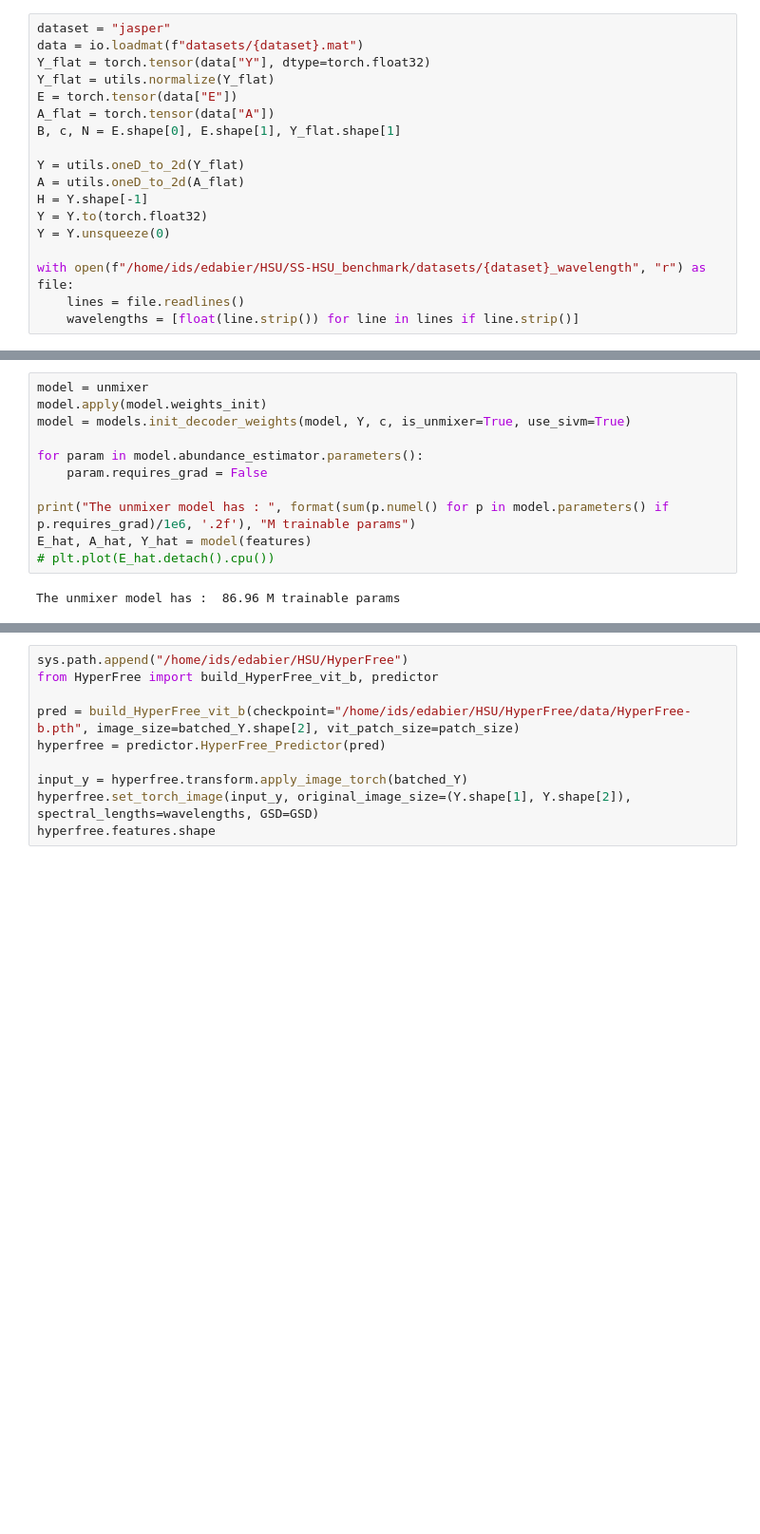
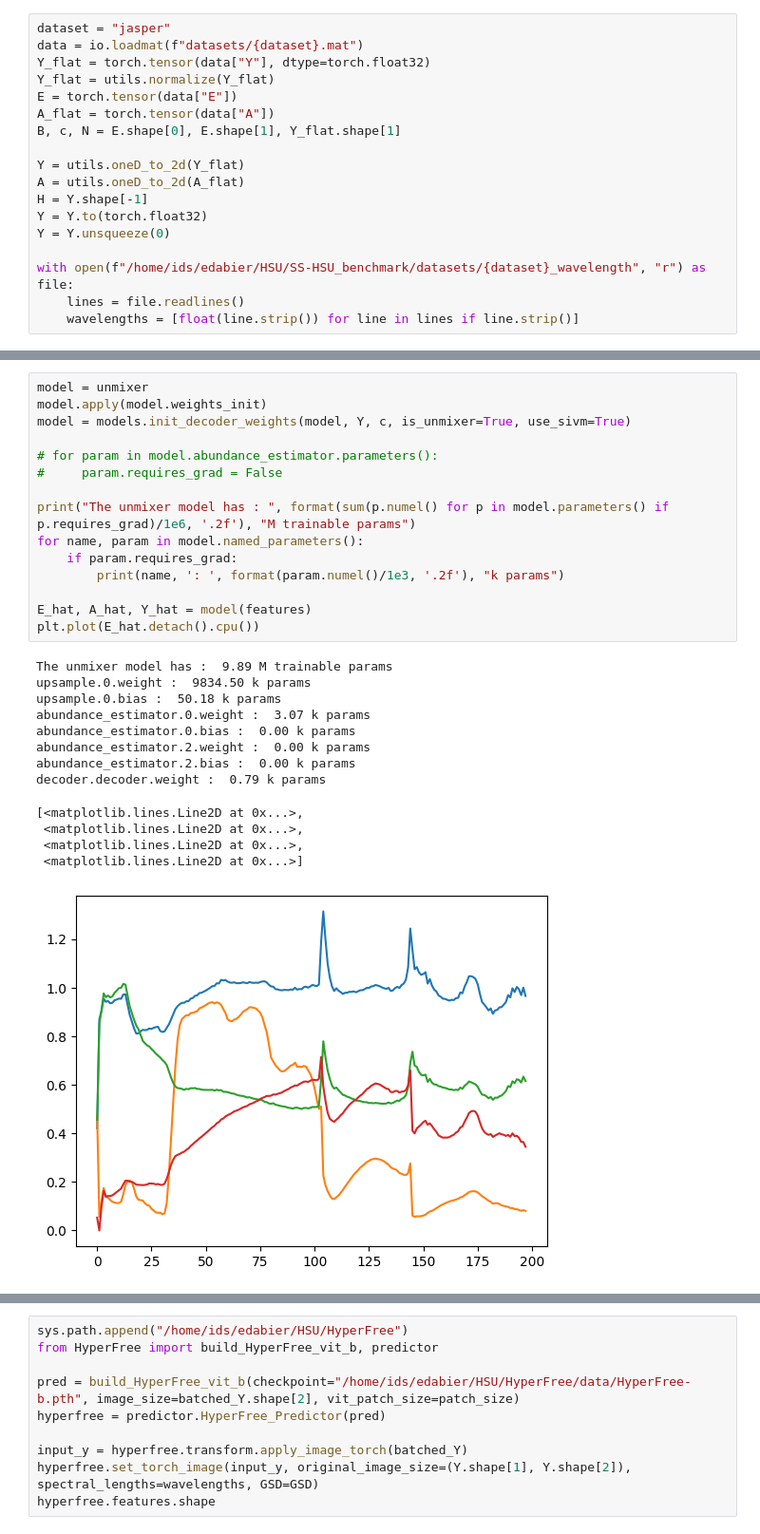
Before and after one commit to edabier/SS-HSU_benchmark, a Jupyter notebook: testing_models.ipynb, the cells around one changed output, grey strips where cells are left out. Shown at 95% size. Cells and saved outputs as stored; diff of their text form; blank space fills up the shorter version.

```diff
--- a/testing_models.ipynb
+++ b/testing_models.ipynb
@@ -96,16 +118,32 @@ else:
 # %%
 model = unmixer
 model.apply(model.weights_init)
 model = models.init_decoder_weights(model, Y, c, is_unmixer=True, use_sivm=True)
 
-for param in model.abundance_estimator.parameters():
-    param.requires_grad = False
+# for param in model.abundance_estimator.parameters():
+#     param.requires_grad = False
 
 print("The unmixer model has : ", format(sum(p.numel() for p in model.parameters() if p.requires_grad)/1e6, '.2f'), "M trainable params")
+for name, param in model.named_parameters():
+    if param.requires_grad:
+        print(name, ': ', format(param.numel()/1e3, '.2f'), "k params")
+
 E_hat, A_hat, Y_hat = model(features)
-# plt.plot(E_hat.detach().cpu())
+plt.plot(E_hat.detach().cpu())
 # %% [output]
-The unmixer model has :  86.96 M trainable params
+The unmixer model has :  9.89 M trainable params
+upsample.0.weight :  9834.50 k params
+upsample.0.bias :  50.18 k params
+abundance_estimator.0.weight :  3.07 k params
+abundance_estimator.0.bias :  0.00 k params
+abundance_estimator.2.weight :  0.00 k params
+abundance_estimator.2.bias :  0.00 k params
+decoder.decoder.weight :  0.79 k params
+[<matplotlib.lines.Line2D at 0x...>,
+ <matplotlib.lines.Line2D at 0x...>,
+ <matplotlib.lines.Line2D at 0x...>,
+ <matplotlib.lines.Line2D at 0x...>]
+[figure, added]
 # %%
 train_losses, sad_losses, ab_losses, tv_e_losses, tv_a_losses, mse_losses = [], [], [], [], [], []
 loader, _, _ = utils.create_dataloader(dataset, patch_size=H, dev=dev)
```
Also changed, not shown: parts of 10 cells of this notebook, 7 other files.
